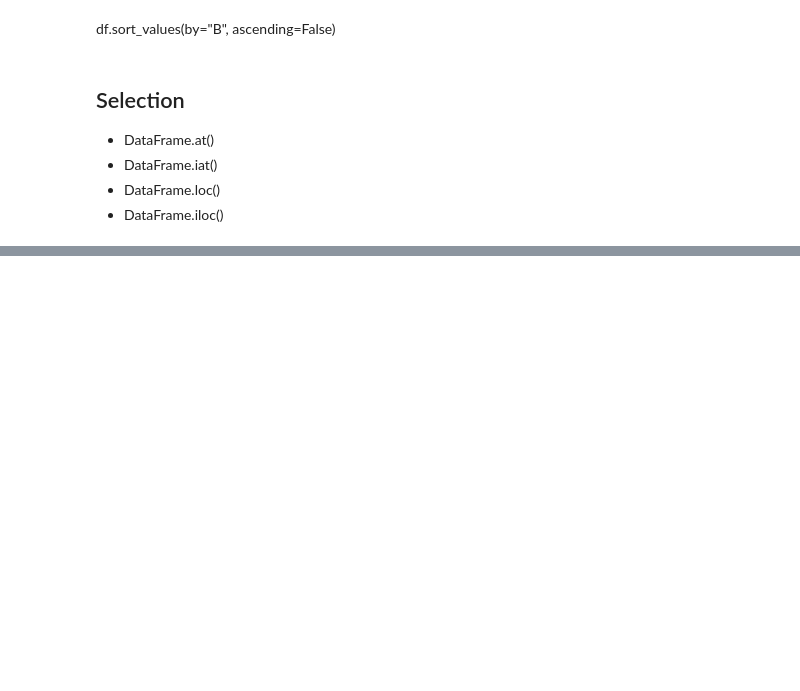
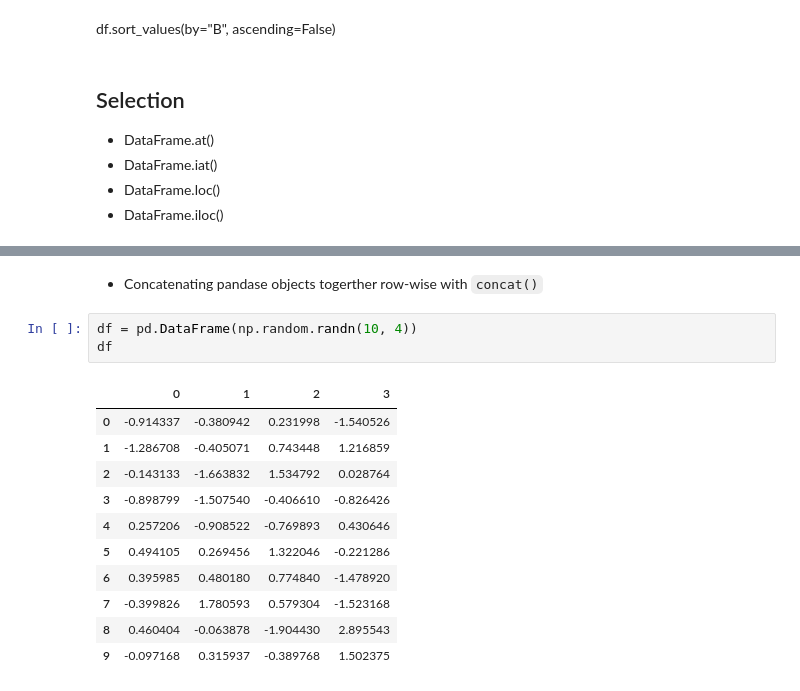
Before and after one commit to JeerasakAnanta/learning, a Jupyter notebook: pandas/pandas.ipynb, the cells around one changed output, grey strips where cells are left out. Saved outputs shown, nothing was run; the diff lists cells and outputs as text; blank space fills up the shorter version.

Commit message:
learn : first time with pandas

```diff
--- a/pandas/pandas.ipynb
+++ b/pandas/pandas.ipynb
@@ -154,0 +466,17 @@ df.sort_values(by="B", ascending=False)
+# %% [markdown]
+-  Concatenating pandase objects togerther row-wise with `concat()`
+# %%
+df = pd.DataFrame(np.random.randn(10, 4))
+df
+# %% [output]
+|  | 0 | 1 | 2 | 3 |
+| 0 | -0.914337 | -0.380942 | 0.231998 | -1.540526 |
+| 1 | -1.286708 | -0.405071 | 0.743448 | 1.216859 |
+| 2 | -0.143133 | -1.663832 | 1.534792 | 0.028764 |
+| 3 | -0.898799 | -1.507540 | -0.406610 | -0.826426 |
+| 4 | 0.257206 | -0.908522 | -0.769893 | 0.430646 |
+| 5 | 0.494105 | 0.269456 | 1.322046 | -0.221286 |
+| 6 | 0.395985 | 0.480180 | 0.774840 | -1.478920 |
+| 7 | -0.399826 | 1.780593 | 0.579304 | -1.523168 |
+| 8 | 0.460404 | -0.063878 | -1.904430 | 2.895543 |
+| 9 | -0.097168 | 0.315937 | -0.389768 | 1.502375 |
```
Also changed, not shown: parts of 59 cells of this notebook.
